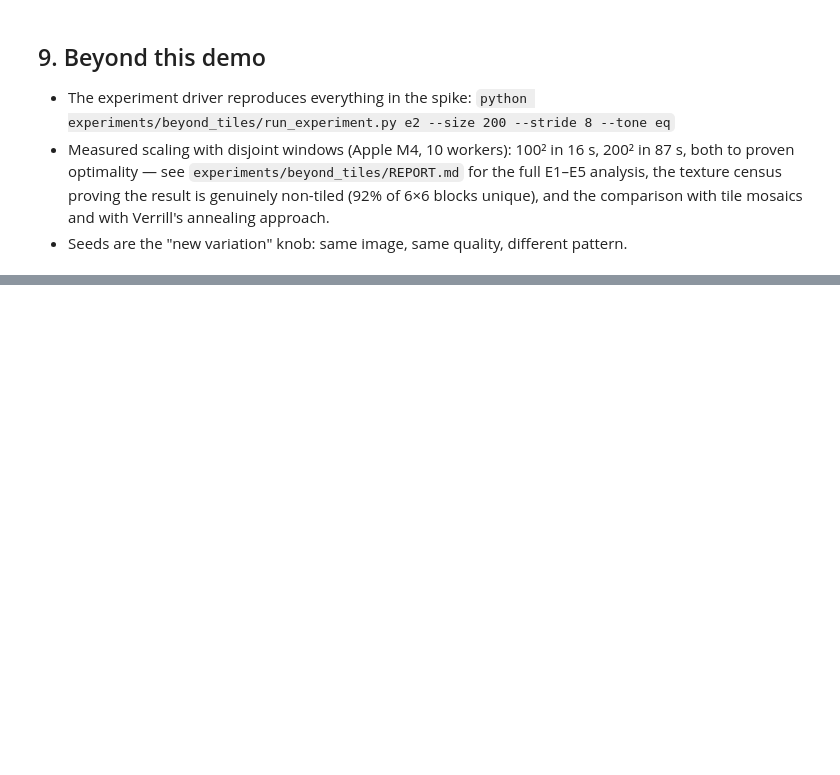
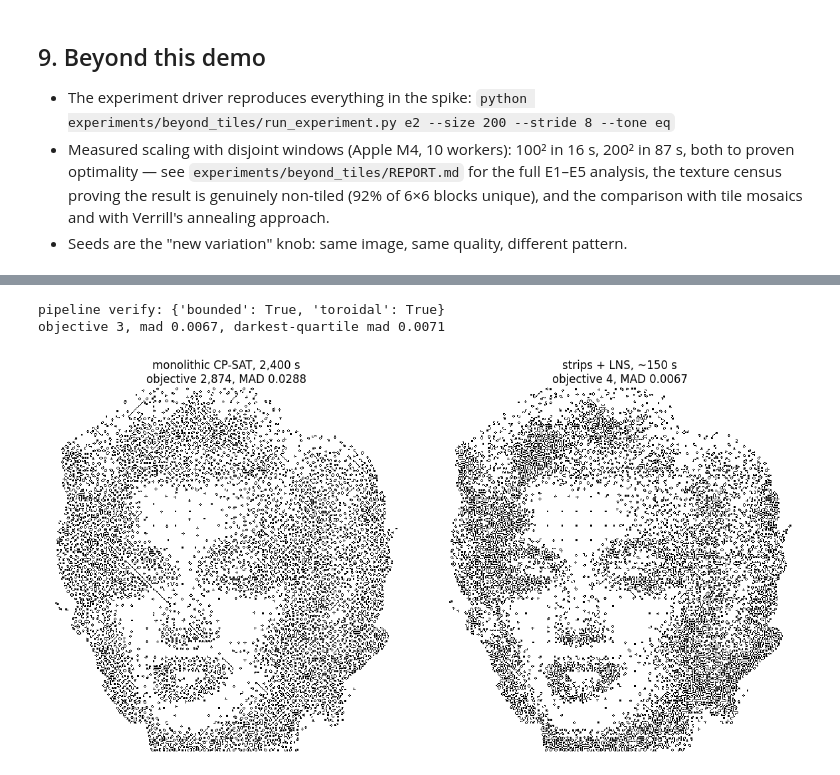
Before and after one commit to mrollier/game-of-life-mosaics, a Jupyter notebook: notebooks/beyond_tiles.ipynb, the cells around one changed output, grey strips where cells are left out. Cells and saved outputs as stored; diff of their text form; code cells hidden in the pictures; blank space fills up the shorter version.

```diff
--- a/notebooks/beyond_tiles.ipynb
+++ b/notebooks/beyond_tiles.ipynb
@@ -521,0 +548,23 @@ if RUN_HIGHRES:
+# %%
+pipeline_400 = load_pattern_asset(ASSETS / "marilyn_400_pipeline.npz")
+report_400 = json.loads((ASSETS / "pipeline_400.json").read_text())
+baseline_400 = load_pattern_asset(ASSETS / "marilyn_400_feasible.npz")
+
+fig, axes = plt.subplots(1, 2, figsize=(12, 6))
+for ax, (pat, title) in zip(axes, [
+    (baseline_400, "monolithic CP-SAT, 2,400 s\nobjective 2,874, MAD 0.0288"),
+    (pipeline_400, "strips + LNS, ~150 s\nobjective 4, MAD 0.0067"),
+]):
+    ax.imshow(1 - pat, cmap="gray", interpolation="nearest")
+    ax.set_title(title)
+    ax.axis("off")
+fig.tight_layout()
+
+lns = report_400["lns"]["deviation_vs_full_targets"]
+print(f"pipeline verify: {report_400['lns']['verify']}")
+print(f"objective {report_400['lns']['objective']}, mad {lns['mad']:.4f}, "
+      f"darkest-quartile mad {lns['mad_darkest_quartile']:.4f}")
+# %% [output]
+pipeline verify: {'bounded': True, 'toroidal': True}
+objective 3, mad 0.0067, darkest-quartile mad 0.0071
+[figure, added]
```
Also changed, not shown: parts of 7 cells of this notebook, 10 other files.
